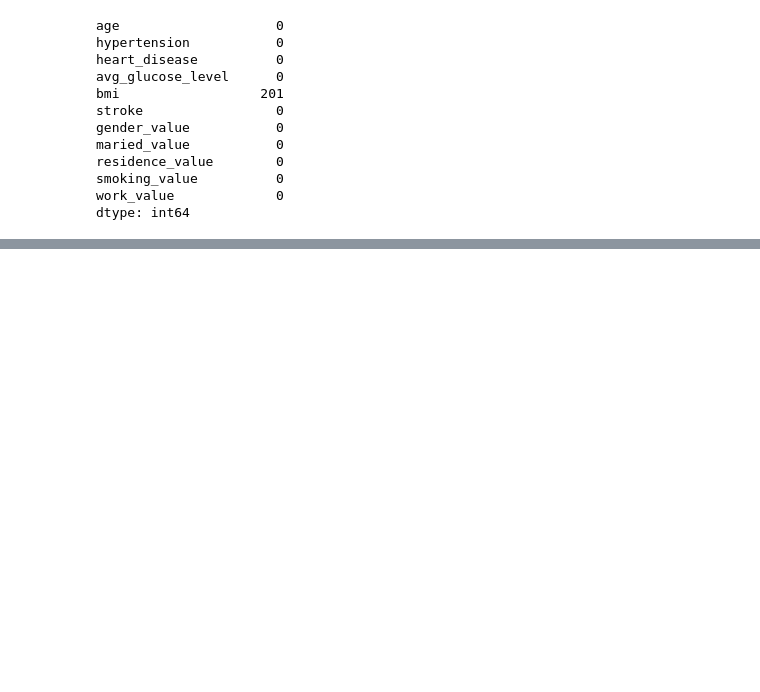
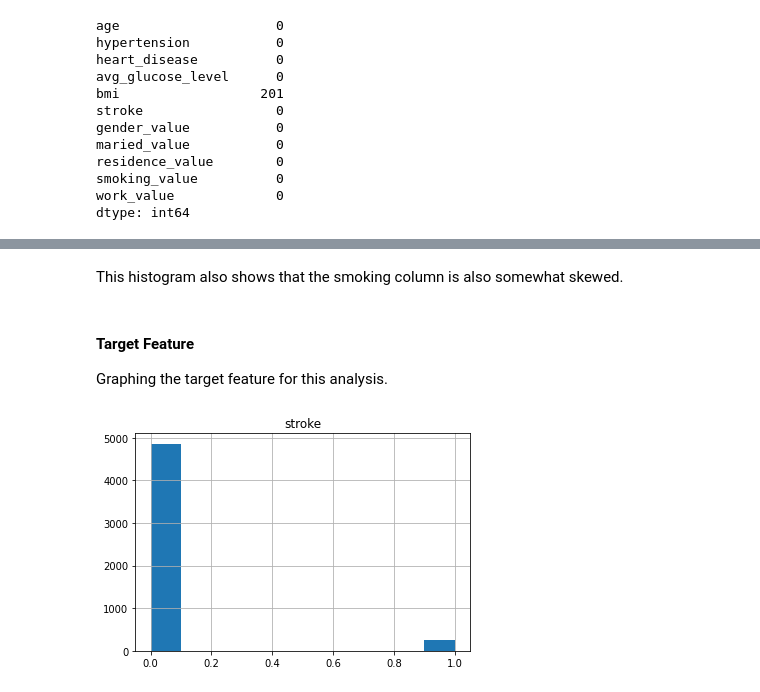
Before and after one commit to jackrenner1/Stroke-Predictor, a Jupyter notebook: AI_club.ipynb, the cells around one changed output, grey strips where cells are left out. Cells and saved outputs as stored; diff of their text form; code cells hidden in the pictures; blank space fills up the shorter version.

```diff
--- a/AI_club.ipynb
+++ b/AI_club.ipynb
@@ -140,0 +166,10 @@ print(df.duplicated().sum())
+# %% [markdown]
+This histogram also shows that the smoking column is also somewhat skewed.
+# %% [markdown]
+#### **Target Feature**
+
+Graphing the target feature for this analysis.
+# %%
+plot = df.hist(column=['stroke'])
+# %% [output]
+[figure, added]
```
Also changed, not shown: parts of 26 cells of this notebook.
